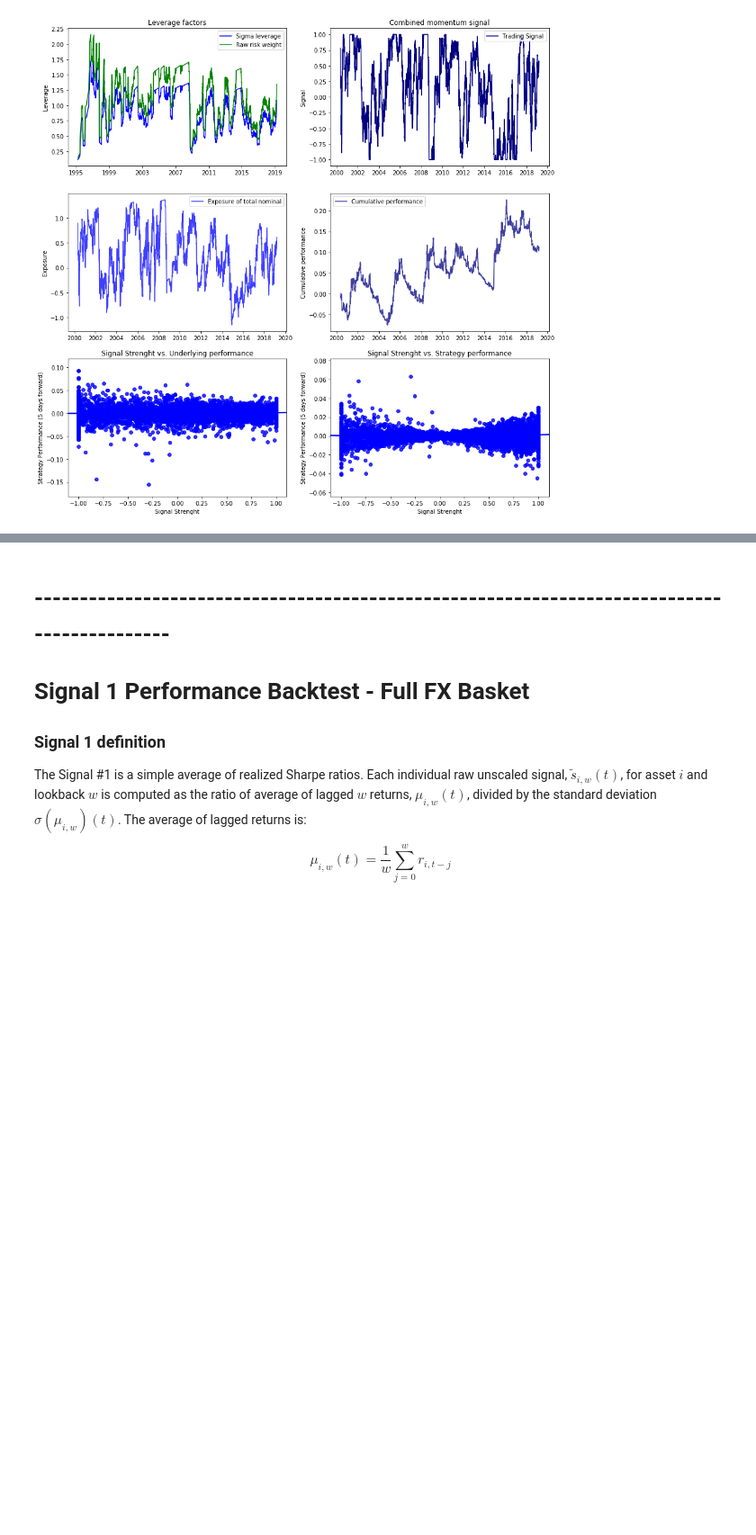
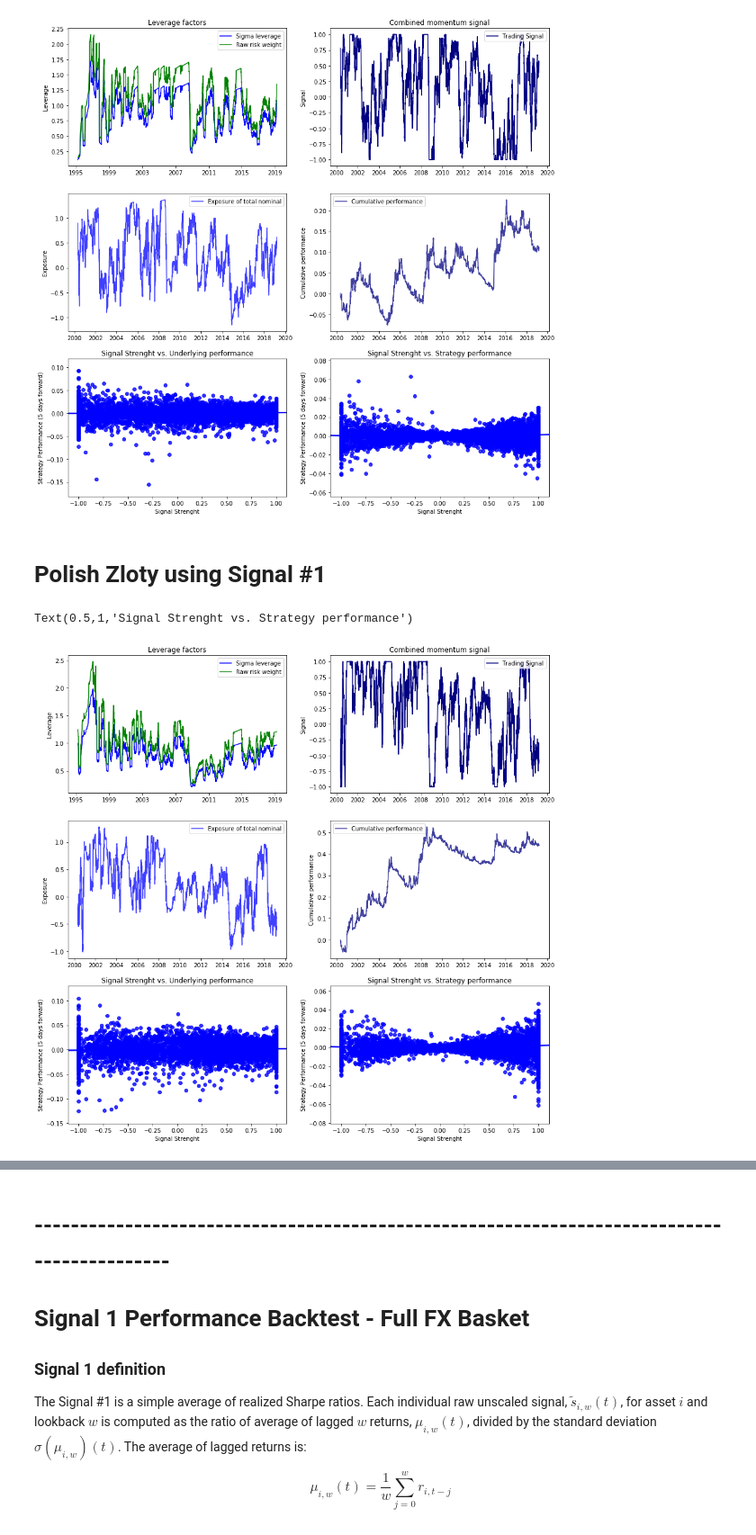
Before and after one commit to jshellen/CTA-strategies, a Jupyter notebook: em_mom_backtest.ipynb, the cells around one changed output, grey strips where cells are left out. Shown at 90% size. Cells and saved outputs as stored; diff of their text form; code cells hidden in the pictures; blank space fills up the shorter version.

```diff
--- a/em_mom_backtest.ipynb
+++ b/em_mom_backtest.ipynb
@@ -1245,3 +1245,5 @@ ax[2, 1].set_title("Signal Strenght vs. Strategy performance")
 # %% [output]
 Text(0.5,1,'Signal Strenght vs. Strategy performance')
 [figure]
+# %% [markdown]
+# Polish Zloty using Signal #1
@@ -1247,0 +1291,36 @@ Text(0.5,1,'Signal Strenght vs. Strategy performance')
+# %%
+# Plot results
+fig, ax = plt.subplots(3,2,figsize=(15,15))
+
+ax[0, 0].plot(sigma_leverage,color='blue',label='Sigma leverage')
+ax[0, 0].plot(risk_weight_leverage,color='green',label='Raw risk weight')
+ax[0, 0].legend(loc = 1)
+ax[0, 0].set_ylabel("Leverage")
+ax[0, 0].set_title("Leverage factors")
+
+ax[0, 1].plot(signal,color='navy',label='Trading Signal')
+ax[0, 1].legend(loc = 1)
+ax[0, 1].set_ylabel("Signal")
+ax[0, 1].set_title("Combined momentum signal")
+
+ax[1, 0].plot(exposure,color='blue',label='Exposure of total nominal',alpha=0.75)
+ax[1, 0].legend(loc = 1)
+ax[1, 0].set_ylabel("Exposure")
+
+ax[1, 1].plot(start_returns.cumsum(),color='navy',label='Cumulative performance',alpha=0.75)
+ax[1, 1].legend(loc = 2)
+ax[1, 1].set_ylabel("Cumulative performance")
+
+
+sns.regplot(x = reg_data_undrl[:,0], y = reg_data_undrl[:,1], scatter=True, order=2, ax = ax[2, 0], color = 'blue')
+ax[2, 0].set_ylabel("Strategy Performance (5 days forward)")
+ax[2, 0].set_xlabel("Signal Strenght")
+ax[2, 0].set_title("Signal Strenght vs. Underlying performance")
+
+sns.regplot(x = reg_data_strat[:,0], y = reg_data_strat[:,1], scatter=True, order=2, ax = ax[2, 1], color = 'blue')
+ax[2, 1].set_ylabel("Strategy Performance (5 days forward)")
+ax[2, 1].set_xlabel("Signal Strenght")
+ax[2, 1].set_title("Signal Strenght vs. Strategy performance")
+# %% [output]
+Text(0.5,1,'Signal Strenght vs. Strategy performance')
+[figure, added]
```
Also changed, not shown: parts of 4 cells of this notebook.
